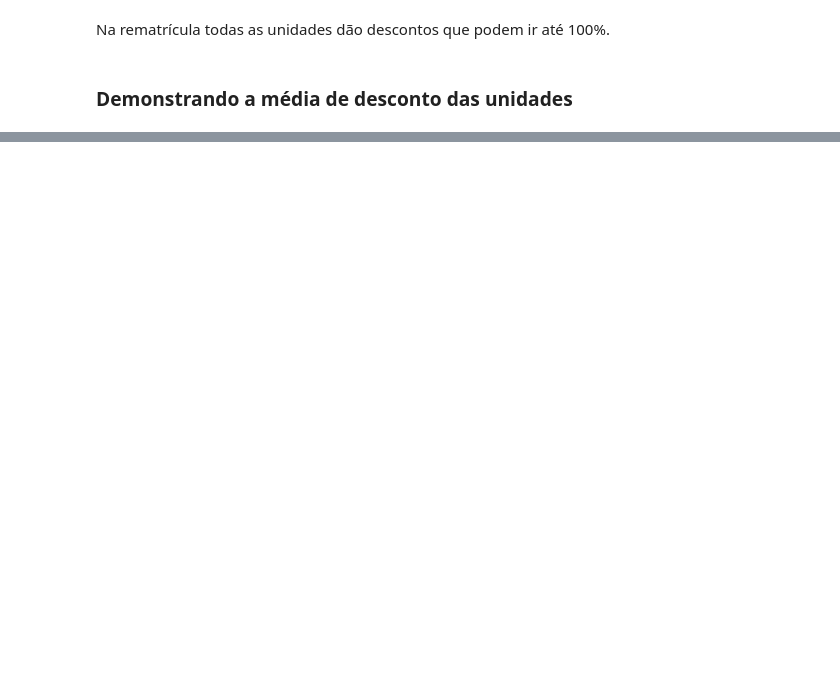
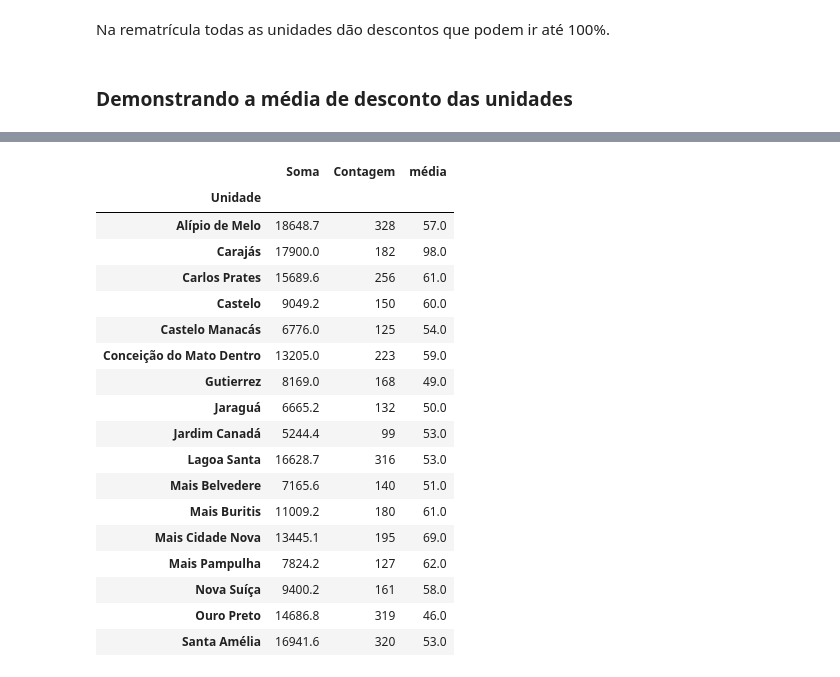
Before and after one commit to ThalesMelo1/Coleguium-Entrevista, a Jupyter notebook: Code/Análise_3.ipynb, the cells around one changed output, grey strips where cells are left out. Drawn from its saved outputs; the diff is of its cells as text; code cells hidden in the pictures; blank space fills up the shorter version.

```diff
--- a/Code/Análise_3.ipynb
+++ b/Code/Análise_3.ipynb
@@ -147,0 +180,23 @@ Na rematrícula todas as unidades dão descontos que podem ir até 100%.
+# %%
+médiaNovaMatrícula['média'] = round(médiaNovaMatrícula['Soma']/médiaNovaMatrícula['Contagem'])
+médiaNovaMatrícula
+# %% [output]
+|  | Soma | Contagem | média |
+| Unidade |  |  |  |
+| Alípio de Melo | 18648.7 | 328 | 57.0 |
+| Carajás | 17900.0 | 182 | 98.0 |
+| Carlos Prates | 15689.6 | 256 | 61.0 |
+| Castelo | 9049.2 | 150 | 60.0 |
+| Castelo Manacás | 6776.0 | 125 | 54.0 |
+| Conceição do Mato Dentro | 13205.0 | 223 | 59.0 |
+| Gutierrez | 8169.0 | 168 | 49.0 |
+| Jaraguá | 6665.2 | 132 | 50.0 |
+| Jardim Canadá | 5244.4 | 99 | 53.0 |
+| Lagoa Santa | 16628.7 | 316 | 53.0 |
+| Mais Belvedere | 7165.6 | 140 | 51.0 |
+| Mais Buritis | 11009.2 | 180 | 61.0 |
+| Mais Cidade Nova | 13445.1 | 195 | 69.0 |
+| Mais Pampulha | 7824.2 | 127 | 62.0 |
+| Nova Suíça | 9400.2 | 161 | 58.0 |
+| Ouro Preto | 14686.8 | 319 | 46.0 |
+| Santa Amélia | 16941.6 | 320 | 53.0 |
```
Also changed, not shown: parts of 7 cells of this notebook.
